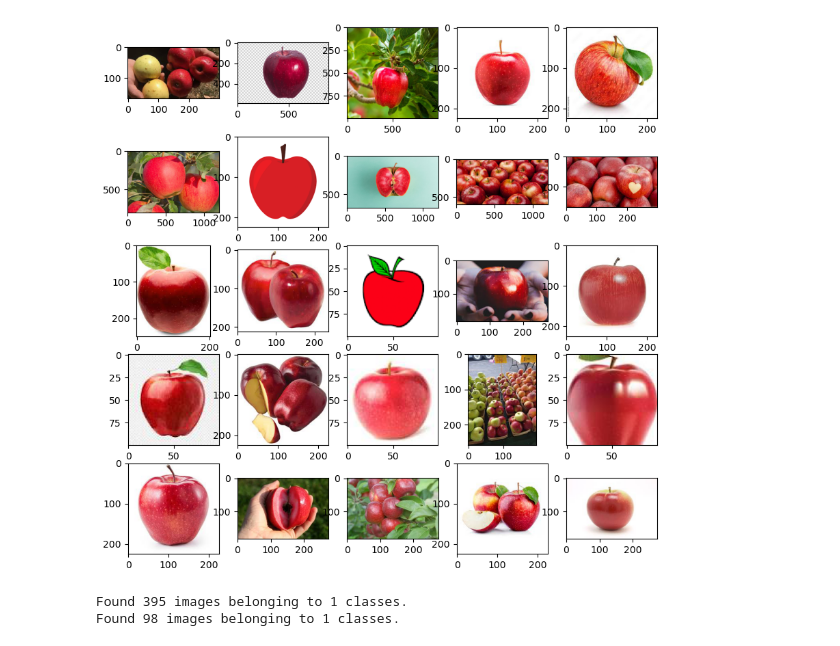
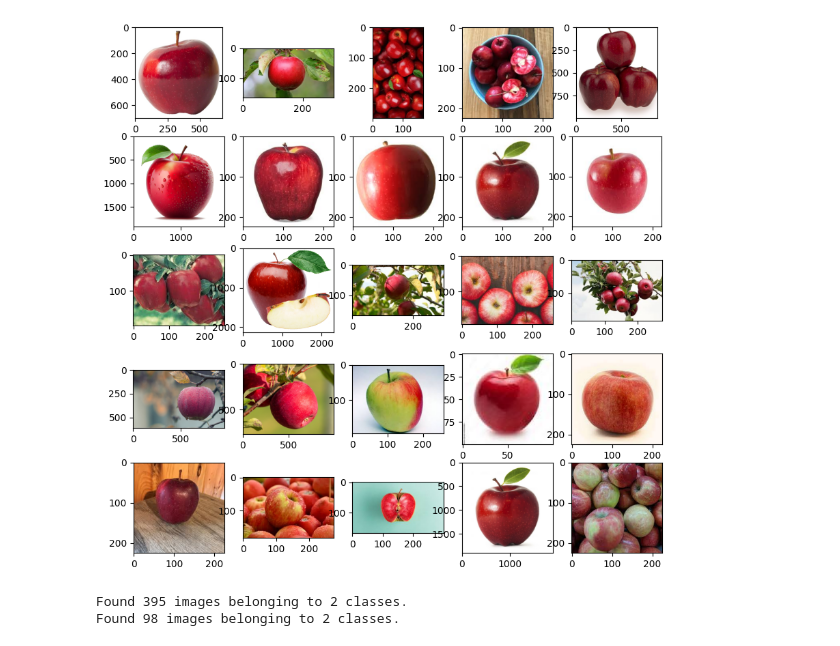
Before and after one commit to byshadowoz/AppleDL, a Jupyter notebook: AppleClasifficationModel/Model.ipynb, the cells around one changed output. Cells and saved outputs as stored; diff of their text form; code cells hidden in the pictures.

```diff
--- a/AppleClasifficationModel/Model.ipynb
+++ b/AppleClasifficationModel/Model.ipynb
@@ -44,15 +23,15 @@ Archive:  apple.zip
 # %%
 plt.figure(figsize=(10,10))
 
-#carpet = '/home/byshadowoz/AppleQuality/AppleClasifficationModel/dataset/apples'
+carpet = '/content/dataset/apples'
 images = os.listdir(carpet)
 
 for i, nameimg in enumerate(images[:25]):
     plt.subplot(5,5,i +1)
     imagen = mpimg.imread(carpet + '/' + nameimg)
     plt.imshow(imagen)
 # %% [output]
-[figure, old version]
+[figure, new version]
 # %%
 from tensorflow.keras.preprocessing.image import ImageDataGenerator
 #create dataset
@@ -66,13 +45,13 @@ datagen = ImageDataGenerator(
     validation_split =0.2
 )
 # %%
-#data_gen_ent = datagen.flow_from_directory('/home/byshadowoz/AppleQuality/AppleClasifficationModel/dataset', target_size=(224,224),
+data_gen_ent = datagen.flow_from_directory('/content/dataset/', target_size=(224,224),
                                            batch_size=32, shuffle=True, subset='training')
-#data_gen_pru = datagen.flow_from_directory('/home/byshadowoz/AppleQuality/AppleClasifficationModel/dataset', target_size=(224,224),
+data_gen_pru = datagen.flow_from_directory('/content/dataset/', target_size=(224,224),
                                            batch_size=32, shuffle=True, subset='validation')
 # %% [output]
-Found 395 images belonging to 1 classes.
-Found 98 images belonging to 1 classes.
+Found 395 images belonging to 2 classes.
+Found 98 images belonging to 2 classes.
 # %%
 for imagen, etiqueta in data_gen_ent:
     for i in range(10):
```
Also changed, not shown: parts of 9 cells of this notebook.
